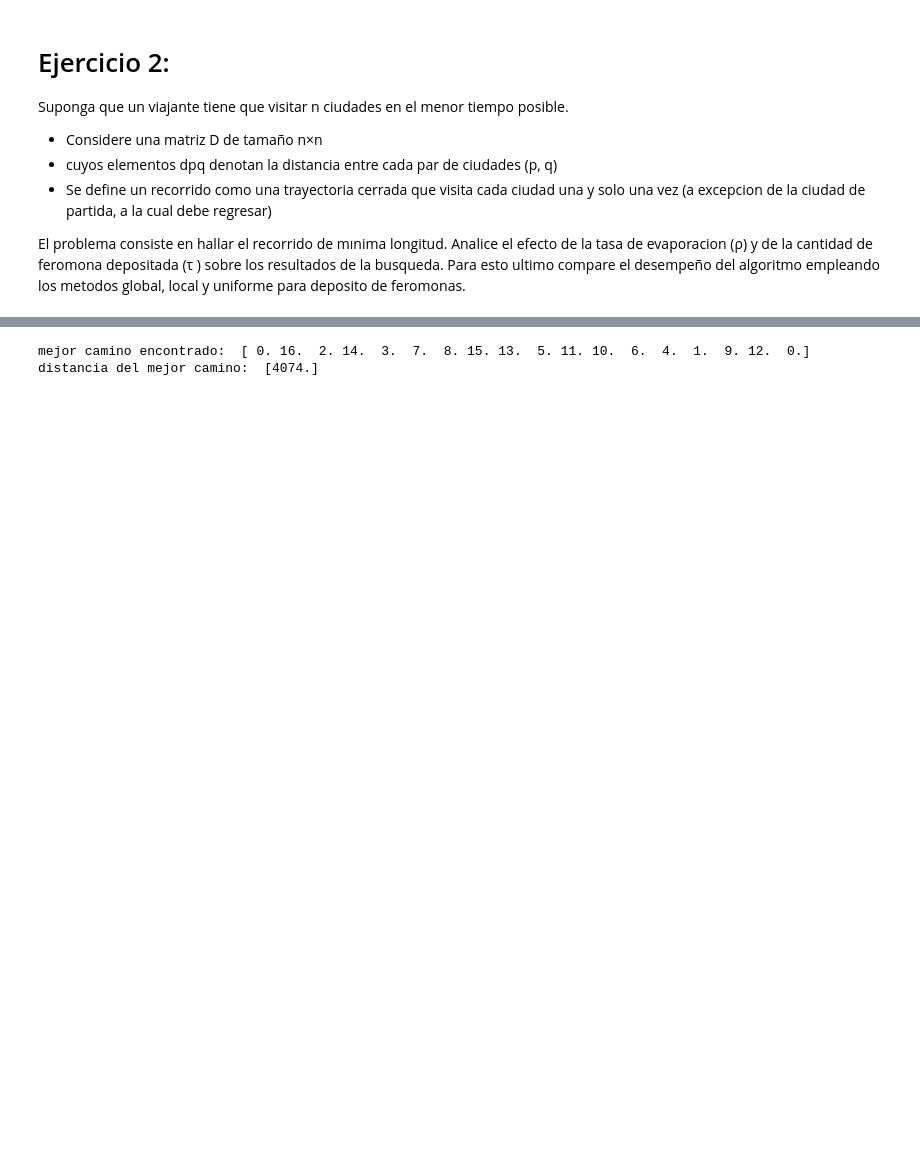
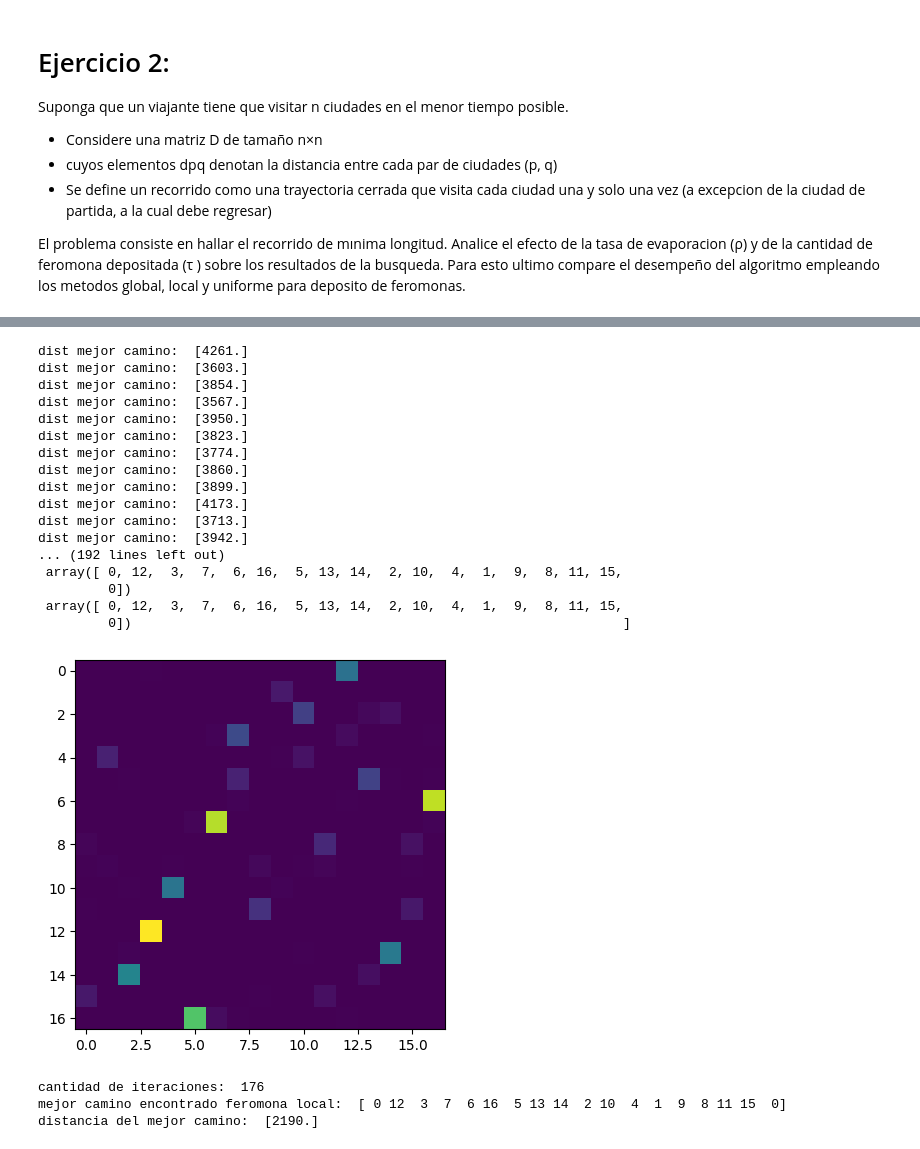
Before and after one commit to aguusandy/ic_2023, a Jupyter notebook: inteligencia_guia7.ipynb, the cells around one changed output, grey strips where cells are left out. Drawn from its saved outputs; the diff is of its cells as text; code cells hidden in the pictures; blank space fills up the shorter version.

```diff
--- a/inteligencia_guia7.ipynb
+++ b/inteligencia_guia7.ipynb
@@ -262,6 +298,37 @@ mejor_camino = sistemas_hormigas(cantidad_hormigas,feromona,Q,a,b,delta_feromona
-# %%
-print('mejor camino encontrado: ',mejor_camino)
-print('distancia del mejor camino: ',calcular_longitudes_caminos([mejor_camino],D))
-# %% [output]
-mejor camino encontrado:  [ 0. 16.  2. 14.  3.  7.  8. 15. 13.  5. 11. 10.  6.  4.  1.  9. 12.  0.]
-distancia del mejor camino:  [4074.]
+# %%
+# LOCAL
+cantidad_hormigas = 15     # cantidad de hormigas
+feromona = 2               # tipo de feromona que van a dejar -> 0 uniforme, 1 global, 2 local
+delta_feromona = 0.01       # constante para la evaporacion de feromona
+max_it = 2000
+a = 3
+b = 1
+Q = 10
+
+mejor_camino2,iter2 = sistemas_hormigas(cantidad_hormigas,feromona,Q,a,b,delta_feromona,D,max_it)
+
+print('cantidad de iteraciones: ',iter2)
+print('mejor camino encontrado feromona local: ',mejor_camino2)
+print('distancia del mejor camino: ',calcular_longitudes_caminos([mejor_camino2],D))
+# %% [output]
+dist mejor camino:  [4261.]
+dist mejor camino:  [3603.]
+dist mejor camino:  [3854.]
+dist mejor camino:  [3567.]
+dist mejor camino:  [3950.]
+dist mejor camino:  [3823.]
+dist mejor camino:  [3774.]
+dist mejor camino:  [3860.]
+dist mejor camino:  [3899.]
+dist mejor camino:  [4173.]
+dist mejor camino:  [3713.]
+dist mejor camino:  [3942.]
+... (192 lines left out)
+ array([ 0, 12,  3,  7,  6, 16,  5, 13, 14,  2, 10,  4,  1,  9,  8, 11, 15,
+         0])
+ array([ 0, 12,  3,  7,  6, 16,  5, 13, 14,  2, 10,  4,  1,  9,  8, 11, 15,
+         0])                                                               ]
+[figure, added]
+cantidad de iteraciones:  176
+mejor camino encontrado feromona local:  [ 0 12  3  7  6 16  5 13 14  2 10  4  1  9  8 11 15  0]
+distancia del mejor camino:  [2190.]
```
Also changed, not shown: parts of 15 cells of this notebook.
